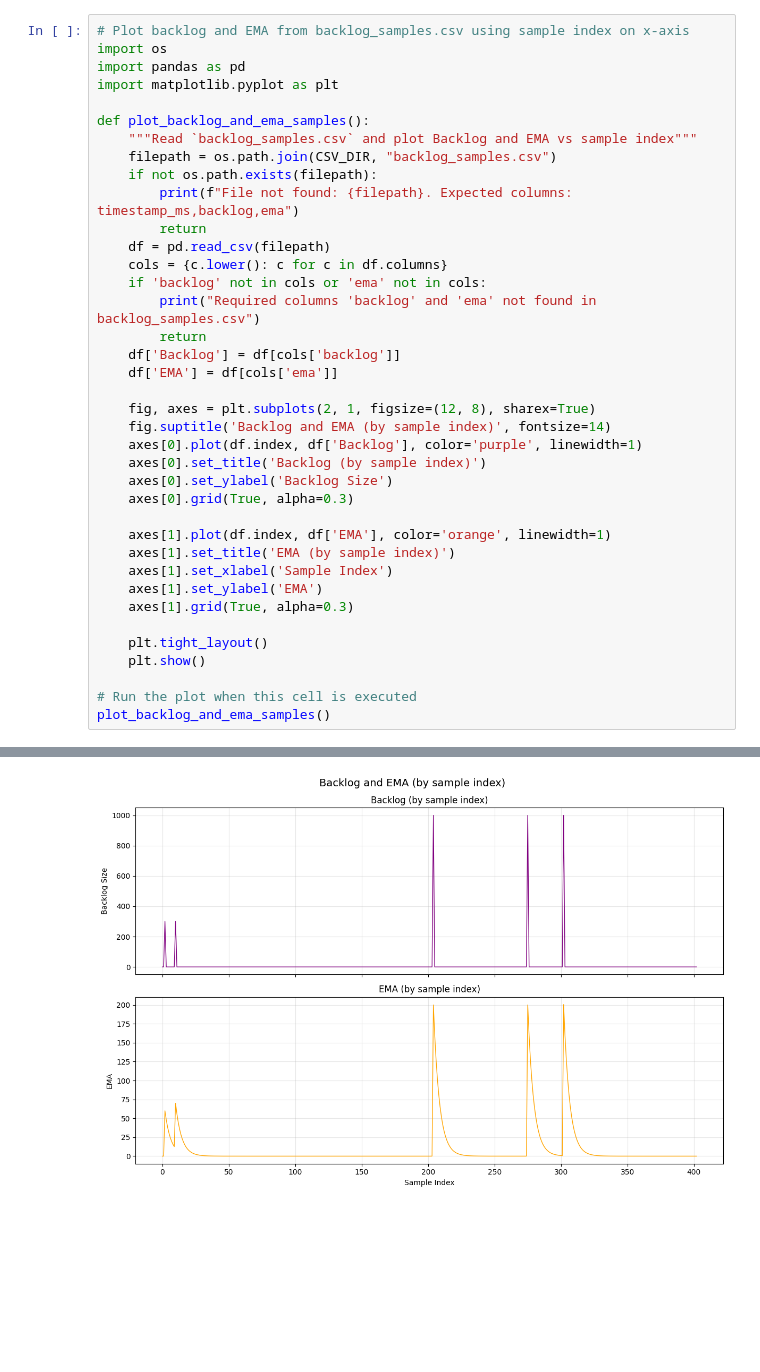
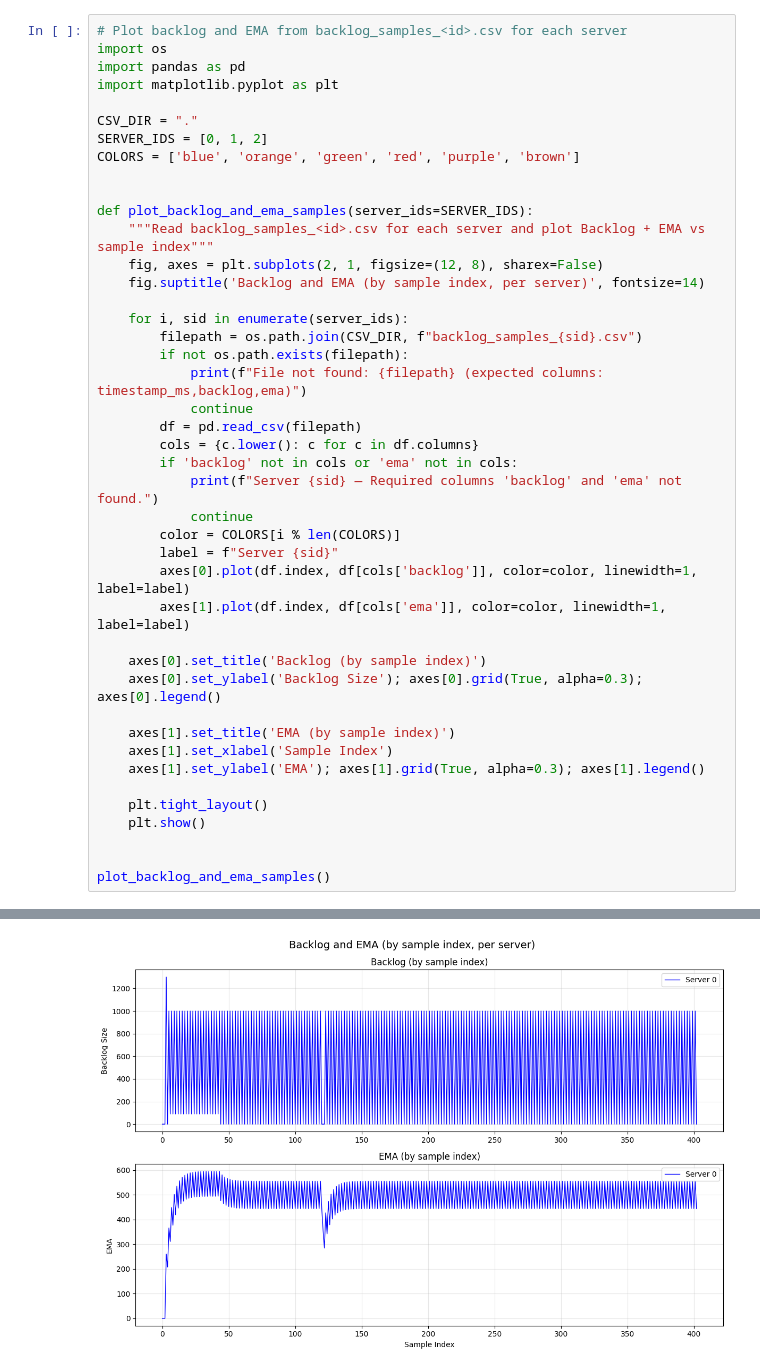
Before and after one commit to MARTIANSID/Tuneable-Consistency, a Jupyter notebook: graphs.ipynb, the cells around one changed output, grey strips where cells are left out. Drawn from its saved outputs; the diff is of its cells as text; blank space fills up the shorter version.

```diff
--- a/graphs.ipynb
+++ b/graphs.ipynb
@@ -446,39 +476,44 @@ Average System Latency (first 100 samples): 90.83 ms
 # %%
-# Plot backlog and EMA from backlog_samples.csv using sample index on x-axis
+# Plot backlog and EMA from backlog_samples_<id>.csv for each server
 import os
 import pandas as pd
 import matplotlib.pyplot as plt
 
-def plot_backlog_and_ema_samples():
-    """Read `backlog_samples.csv` and plot Backlog and EMA vs sample index"""
-    filepath = os.path.join(CSV_DIR, "backlog_samples.csv")
-    if not os.path.exists(filepath):
-        print(f"File not found: {filepath}. Expected columns: timestamp_ms,backlog,ema")
-        return
-    df = pd.read_csv(filepath)
-    cols = {c.lower(): c for c in df.columns}
-    if 'backlog' not in cols or 'ema' not in cols:
-        print("Required columns 'backlog' and 'ema' not found in backlog_samples.csv")
-        return
-    df['Backlog'] = df[cols['backlog']]
-    df['EMA'] = df[cols['ema']]
+CSV_DIR = "."
+SERVER_IDS = [0, 1, 2]
+COLORS = ['blue', 'orange', 'green', 'red', 'purple', 'brown']
 
-    fig, axes = plt.subplots(2, 1, figsize=(12, 8), sharex=True)
-    fig.suptitle('Backlog and EMA (by sample index)', fontsize=14)
-    axes[0].plot(df.index, df['Backlog'], color='purple', linewidth=1)
+
+def plot_backlog_and_ema_samples(server_ids=SERVER_IDS):
+    """Read backlog_samples_<id>.csv for each server and plot Backlog + EMA vs sample index"""
+    fig, axes = plt.subplots(2, 1, figsize=(12, 8), sharex=False)
+    fig.suptitle('Backlog and EMA (by sample index, per server)', fontsize=14)
+
+    for i, sid in enumerate(server_ids):
+        filepath = os.path.join(CSV_DIR, f"backlog_samples_{sid}.csv")
+        if not os.path.exists(filepath):
+            print(f"File not found: {filepath} (expected columns: timestamp_ms,backlog,ema)")
+            continue
+        df = pd.read_csv(filepath)
+        cols = {c.lower(): c for c in df.columns}
+        if 'backlog' not in cols or 'ema' not in cols:
+            print(f"Server {sid} — Required columns 'backlog' and 'ema' not found.")
+            continue
+        color = COLORS[i % len(COLORS)]
+        label = f"Server {sid}"
+        axes[0].plot(df.index, df[cols['backlog']], color=color, linewidth=1, label=label)
+        axes[1].plot(df.index, df[cols['ema']], color=color, linewidth=1, label=label)
+
     axes[0].set_title('Backlog (by sample index)')
-    axes[0].set_ylabel('Backlog Size')
-    axes[0].grid(True, alpha=0.3)
+    axes[0].set_ylabel('Backlog Size'); axes[0].grid(True, alpha=0.3); axes[0].legend()
 
-    axes[1].plot(df.index, df['EMA'], color='orange', linewidth=1)
     axes[1].set_title('EMA (by sample index)')
     axes[1].set_xlabel('Sample Index')
-    axes[1].set_ylabel('EMA')
-    axes[1].grid(True, alpha=0.3)
+    axes[1].set_ylabel('EMA'); axes[1].grid(True, alpha=0.3); axes[1].legend()
 
     plt.tight_layout()
     plt.show()
 
-# Run the plot when this cell is executed
+
 plot_backlog_and_ema_samples()
 # %% [output]
@@ -485 +522 @@ plot_backlog_and_ema_samples()
-[figure, old version]
+[figure, new version]
```
Also changed, not shown: parts of 4 cells of this notebook, 1 other file.
